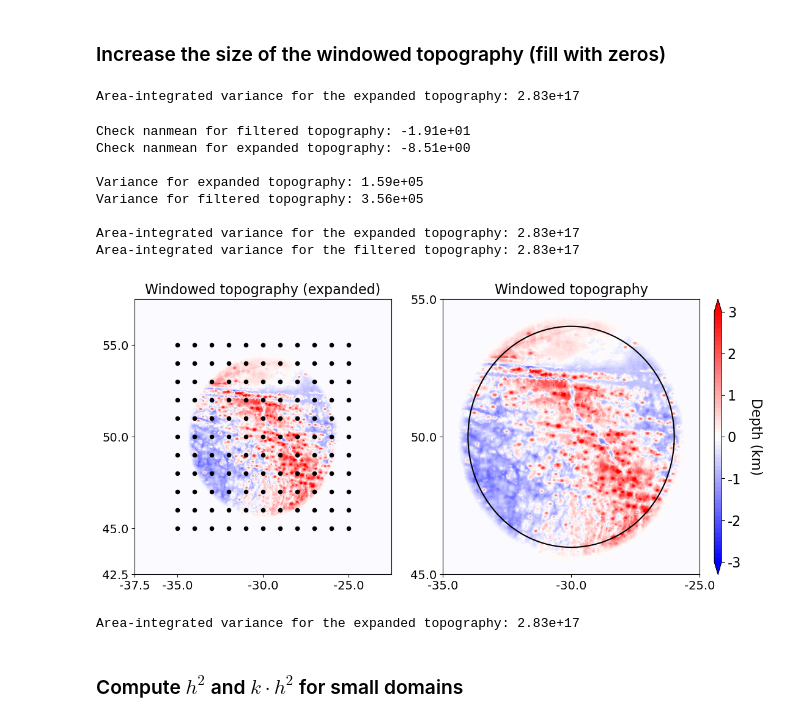
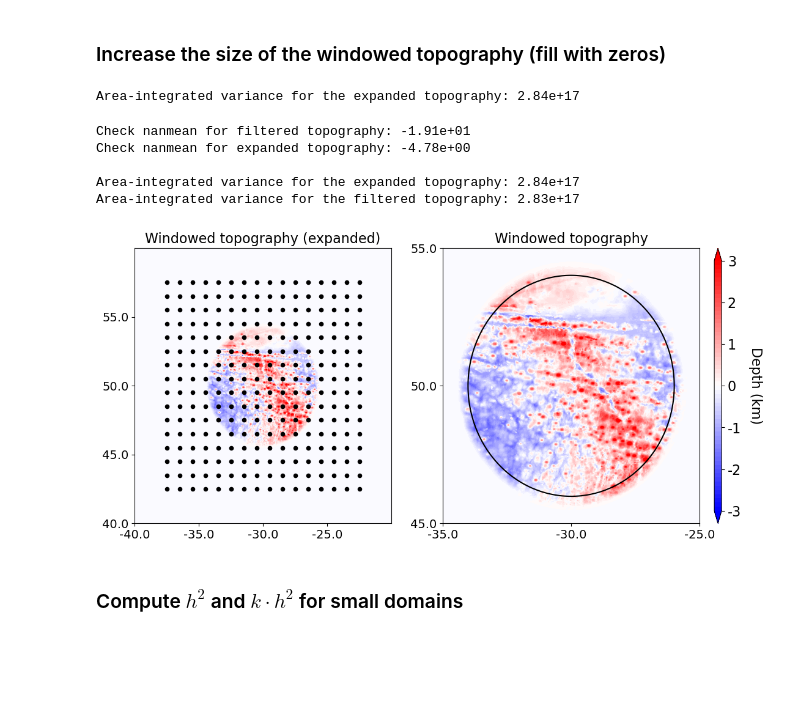
Before and after one commit to luweiyang/MOM6_global_tide_only, a Jupyter notebook: input/test_h2_window_vs_planefit.ipynb, the cells around one changed output. Cells and saved outputs as stored; diff of their text form; code cells hidden in the pictures; blank space fills up the shorter version.

```diff
--- a/input/test_h2_window_vs_planefit.ipynb
+++ b/input/test_h2_window_vs_planefit.ipynb
@@ -314,32 +308,25 @@ topog_filt_exp = xr.DataArray(topog_filt_expanded, dims=['lat','lon'],
                               coords={'lat': lat_expanded,
                                       'lon': lon_expanded})
 # %%
-A_loc_exp = 15 * delta_lon * 1e+3 * 15 * delta_lat * 1e+3
+A_loc_exp = 20 * delta_lon * 1e+3 * 20 * delta_lat * 1e+3
 topog_exp_variance = np.var(topog_filt_exp)
 print('Area-integrated variance for the expanded topography: %3.2e'%(topog_exp_variance * A_loc_exp))
 # %% [output]
-Area-integrated variance for the expanded topography: 2.83e+17
+Area-integrated variance for the expanded topography: 2.84e+17
 # %%
 print('Check nanmean for filtered topography: %3.2e'%np.nanmean(topog_filt))
 print('Check nanmean for expanded topography: %3.2e\n'%np.nanmean(topog_filt_exp))
 
 topog_filt_variance = np.var(topog_filt)
 topog_exp_variance = np.var(topog_filt_exp)
-A_loc_exp = 15 * delta_lon * 1e+3 * 15 * delta_lat * 1e+3
-
-print('Variance for expanded topography: %3.2e'%topog_exp_variance)
-print('Variance for filtered topography: %3.2e\n'%topog_filt_variance.values)
 
 print('Area-integrated variance for the expanded topography: %3.2e'%(topog_exp_variance * A_loc_exp))
 print('Area-integrated variance for the filtered topography: %3.2e'%(topog_filt_variance.values * A_loc))
 # %% [output]
 Check nanmean for filtered topography: -1.91e+01
-Check nanmean for expanded topography: -8.51e+00
+Check nanmean for expanded topography: -4.78e+00
 
-Variance for expanded topography: 1.59e+05
-Variance for filtered topography: 3.56e+05
-
-Area-integrated variance for the expanded topography: 2.83e+17
+Area-integrated variance for the expanded topography: 2.84e+17
 Area-integrated variance for the filtered topography: 2.83e+17
 # %%
 varlist = ['topog_filt_exp','topog_filt']
@@ -359,60 +346,55 @@ for I, (ax, var) in enumerate(zip(axs, varlist)):
     ax.set_title(title[I],fontsize=16)
 
     if I==0:
-        ax.set_xticks(np.array([0,nx/4,nx/4+240*5,nx/4+240*10,nx/4+240*12.5]))
-        ax.set_yticks(np.array([0,ny/4,ny/4+240*5,ny/4+240*10,ny/4+240*12.5]))
-        xlabels = np.array([np.round(topog.lon[240*145-int(nx/4)].values,1),
+        ax.set_xticks(np.array([0,nx/2,nx/2+240*5,nx/2+240*10,nx/2+240*15]))
+        ax.set_yticks(np.array([0,ny/2,ny/2+240*5,ny/2+240*10,ny/2+240*15]))
+        xlabels = np.array([np.round(topog.lon[240*145-int(nx/2)].values,1),
                             np.round(topog.lon[240*145].values),
                             np.round(topog.lon[240*150].values),
                             np.round(topog.lon[240*155].values),
-                            np.round(topog.lon[240*155+int(nx/4)].values,1)])
-        ylabels = np.array([np.round(topog.lat[240*135-int(ny/4)].values,1),
+                            np.round(topog.lon[240*155+int(nx/2)].values,1)])
+        ylabels = np.array([np.round(topog.lat[240*135-int(ny/2)].values,1),
                             np.round(topog.lat[240*135].values),
                             np.round(topog.lat[240*140].values),
                             np.round(topog.lat[240*145].values),
-                            np.round(topog.lat[240*145+int(ny/4)].values,1)])
+                            np.round(topog.lat[240*145+int(ny/2)].values,1)])
         ax.set_xticklabels(xlabels,fontsize=14)
         ax.set_yticklabels(ylabels,fontsize=14)
         ax.set_position([0.1,0.1,0.35,0.75])
 
         ny, nx = topog_sample.shape
         inv_res = 10
-        tilenum = int(inv_res+1)
+        tilenum = int(inv_res+1)+5
         for j in np.arange(0,tilenum):
             for i in np.arange(0,tilenum):
-                lon_center = np.array([int(i*nx/inv_res+nx/4)])
-                lat_center = np.array([int(j*ny/inv_res+ny/4)])
+                lon_center = np.array([int(i*nx/inv_res+0.25*nx)])
+                lat_center = np.array([int(j*ny/inv_res+0.25*ny)])
                 ax.scatter(lon_center, lat_center, s=20, color='k', marker='o')
 
     if I==1:
         ax.contour(window, levels=np.array([my_floor(fac)]), colors='k')
         ax.set_xticks(np.arange(0,240*10+240*5,240*5))
         ax.set_yticks(np.arange(0,240*10+240*5,240*5))
         xlabels = np.array([np.round(topog.lon[240*145].values),
                            np.round(topog.lon[240*150].values),
                            np.round(topog.lon[240*155].values)])
         ylabels = np.array([np.round(topog.lat[240*135].values),
                            np.round(topog.lat[240*140].values),
                            np.round(topog.lat[240*145].values)])
         ax.set_xticklabels(xlabels,fontsize=14)
         ax.set_yticklabels(ylabels,fontsize=14)
         ax.set_position([0.52,0.1,0.35,0.75])
 
         ax_cb = plt.axes([0.89, 0.1, 0.01, 0.75])
         cb = plt.colorbar(p, cax=ax_cb, orientation='vertical', extend='both')
         cb.ax.set_ylabel('Depth (km)',fontsize=16,rotation=270,labelpad=25);
         cb.ax.tick_params(labelsize=16)
         tick_locs = np.arange(-3000,3000+1000,1000)
         tick_labels = np.array(['-3','-2','-1','0','1','2','3'])
         cb.locator   = matplotlib.ticker.FixedLocator(tick_locs)
         cb.formatter = matplotlib.ticker.FixedFormatter(tick_labels)
 # %% [output]
-[figure, old version]
+[figure, new version]
-# %%
-topog_exp_variance = np.var(topog_filt_exp)
-print('Area-integrated variance for the expanded topography: %3.2e'%(topog_exp_variance * A_loc_exp))
-# %% [output]
-Area-integrated variance for the expanded topography: 2.83e+17
 # %% [markdown]
 ### Compute $h^2$ and $k\cdot h^2$ for small domains
 # %% [markdown]
```
Also changed, not shown: parts of 21 cells of this notebook.
